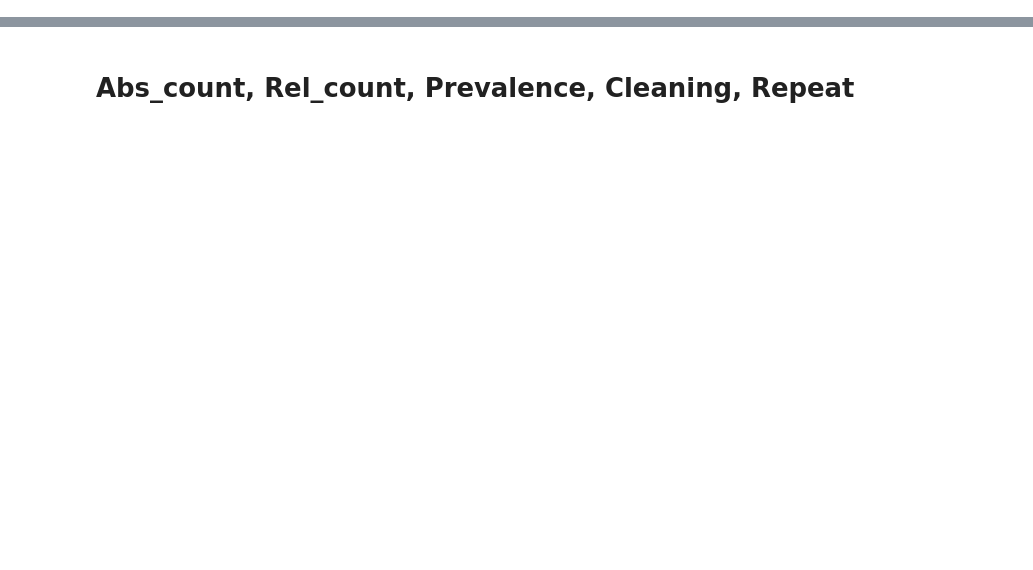
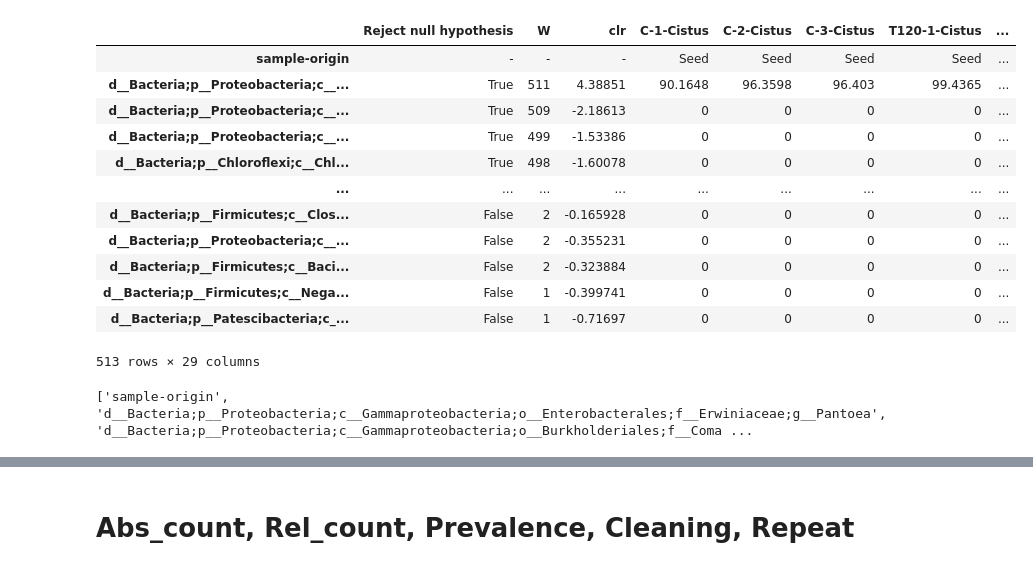
Before and after one commit to GuilleGorines/Notebooks, a Jupyter notebook: Qiime2_api_testing/Qiime2_API_testing.ipynb, the cells around one changed output, grey strips where cells are left out. Drawn from its saved outputs; the diff is of its cells as text; code cells hidden in the pictures; blank space fills up the shorter version.

```diff
--- a/Qiime2_api_testing/Qiime2_API_testing.ipynb
+++ b/Qiime2_api_testing/Qiime2_API_testing.ipynb
@@ -122,0 +142,42 @@ sig_tax_abundances
+# %%
+df_out_2
+# %% [output]
+|  | Reject null hypothesis | W | clr | C-1-Cistus | C-2-Cistus | C-3-Cistus | T120-1-Cistus | ... |
+| sample-origin | - | - | - | Seed | Seed | Seed | Seed | ... |
+| d__Bacteria;p__Proteobacteria;c__... | True | 511 | 4.38851 | 90.1648 | 96.3598 | 96.403 | 99.4365 | ... |
+| d__Bacteria;p__Proteobacteria;c__... | True | 509 | -2.18613 | 0 | 0 | 0 | 0 | ... |
+| d__Bacteria;p__Proteobacteria;c__... | True | 499 | -1.53386 | 0 | 0 | 0 | 0 | ... |
+| d__Bacteria;p__Chloroflexi;c__Chl... | True | 498 | -1.60078 | 0 | 0 | 0 | 0 | ... |
+| ... | ... | ... | ... | ... | ... | ... | ... | ... |
+| d__Bacteria;p__Firmicutes;c__Clos... | False | 2 | -0.165928 | 0 | 0 | 0 | 0 | ... |
+| d__Bacteria;p__Proteobacteria;c__... | False | 2 | -0.355231 | 0 | 0 | 0 | 0 | ... |
+| d__Bacteria;p__Firmicutes;c__Baci... | False | 2 | -0.323884 | 0 | 0 | 0 | 0 | ... |
+| d__Bacteria;p__Firmicutes;c__Nega... | False | 1 | -0.399741 | 0 | 0 | 0 | 0 | ... |
+| d__Bacteria;p__Patescibacteria;c_... | False | 1 | -0.71697 | 0 | 0 | 0 | 0 | ... |
+513 rows × 29 columns
+# %%
+level = 7
+state = "clean"
+mode = "full"
+
+relevant_rows = [metadata_column] + significative_taxa
+
+print(relevant_rows)
+
+df_out_3 = df_out_2.loc[relevant_rows, :]
+
+# New row for columns
+level_row = pd.DataFrame([
+    ["-"] + [mode] * (df_out_3.shape[0]-1),
+    ["-"] + [level] * (df_out_3.shape[0]-1),
+    ["-"] + [state] * (df_out_3.shape[0]-1)
+]).transpose()
+
+level_row
+
+level_row.columns = ["Mode","Level","State"]
+level_row.index = df_out_3.index
+
+df_out_3 = pd.concat([level_row, df_out_3], axis=1)
+# %% [output]
+['sample-origin', 'd__Bacteria;p__Proteobacteria;c__Gammaproteobacteria;o__Enterobacterales;f__Erwiniaceae;g__Pantoea', 'd__Bacteria;p__Proteobacteria;c__Gammaproteobacteria;o__Burkholderiales;f__Coma ...
```
Also changed, not shown: parts of 12 cells of this notebook, 34 other files.
